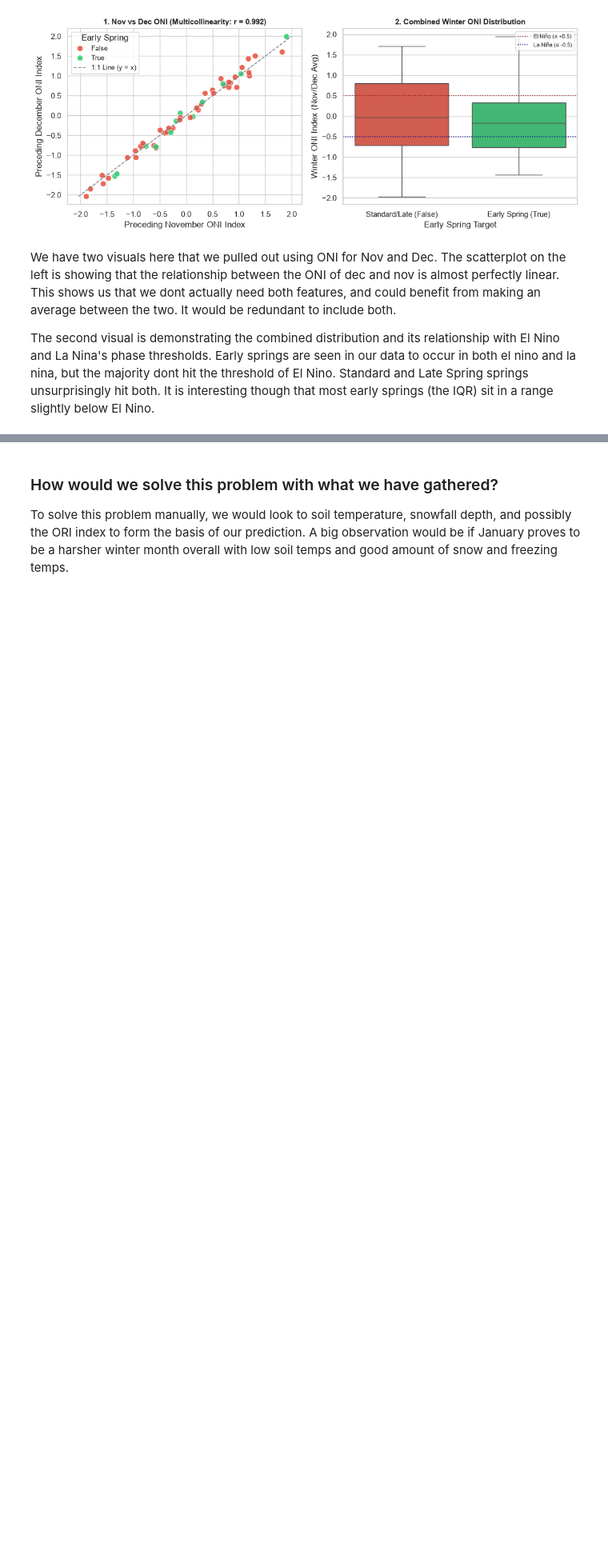
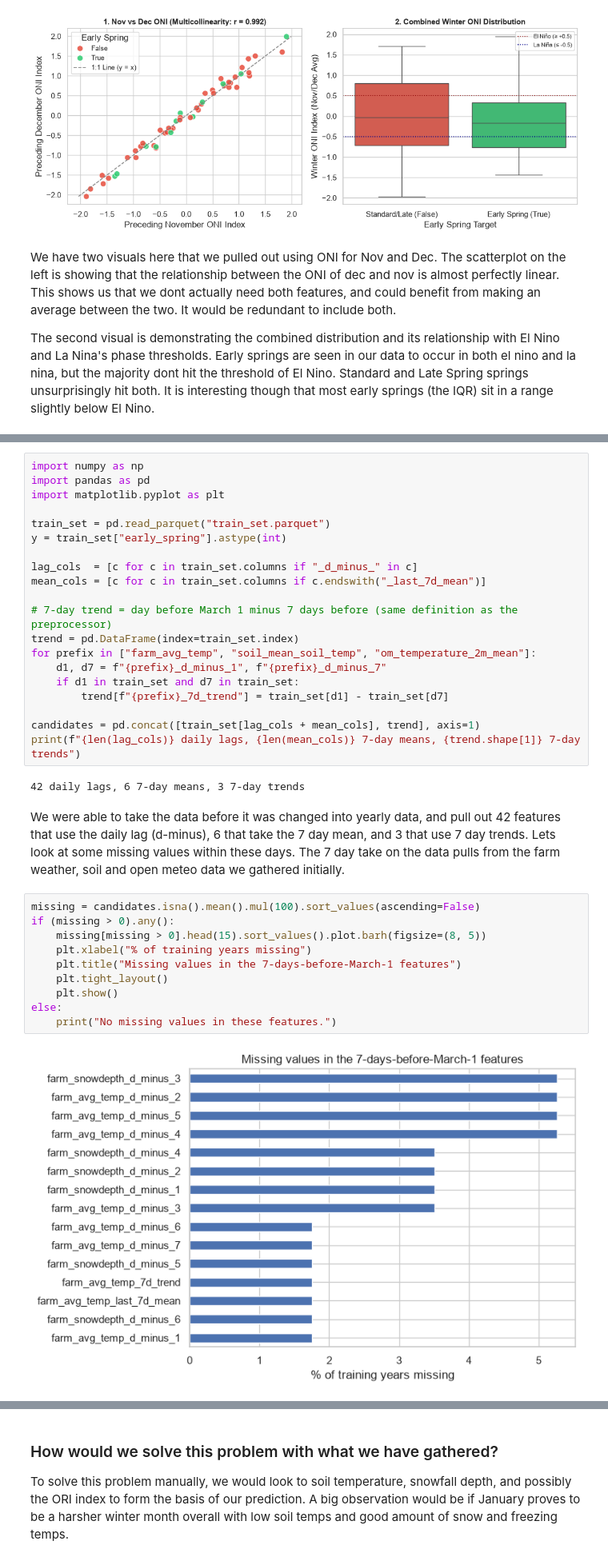
Before and after one commit to KaiserKiam/early-spring-predictor, a Jupyter notebook: Early Spring - Exploration.ipynb, the cells around one changed output, grey strips where cells are left out. Shown at 80% size. Saved outputs shown, nothing was run; the diff lists cells and outputs as text; blank space fills up the shorter version.

```diff
--- a/Early Spring - Exploration.ipynb
+++ b/Early Spring - Exploration.ipynb
@@ -521,0 +528,36 @@ The second visual is demonstrating the combined distribution and its relationshi
+# %%
+import numpy as np
+import pandas as pd
+import matplotlib.pyplot as plt
+
+train_set = pd.read_parquet("train_set.parquet")
+y = train_set["early_spring"].astype(int)
+
+lag_cols  = [c for c in train_set.columns if "_d_minus_" in c]
+mean_cols = [c for c in train_set.columns if c.endswith("_last_7d_mean")]
+
+# 7-day trend = day before March 1 minus 7 days before (same definition as the preprocessor)
+trend = pd.DataFrame(index=train_set.index)
+for prefix in ["farm_avg_temp", "soil_mean_soil_temp", "om_temperature_2m_mean"]:
+    d1, d7 = f"{prefix}_d_minus_1", f"{prefix}_d_minus_7"
+    if d1 in train_set and d7 in train_set:
+        trend[f"{prefix}_7d_trend"] = train_set[d1] - train_set[d7]
+
+candidates = pd.concat([train_set[lag_cols + mean_cols], trend], axis=1)
+print(f"{len(lag_cols)} daily lags, {len(mean_cols)} 7-day means, {trend.shape[1]} 7-day trends")
+# %% [output]
+42 daily lags, 6 7-day means, 3 7-day trends
+# %% [markdown]
+We were able to take the data before it was changed into yearly data, and pull out 42 features that use the daily lag (d-minus), 6 that take the 7 day mean, and 3 that use 7 day trends. Lets look at some missing values within these days. The 7 day take on the data pulls from the farm weather, soil and open meteo data we gathered initially.
+# %%
+missing = candidates.isna().mean().mul(100).sort_values(ascending=False)
+if (missing > 0).any():
+    missing[missing > 0].head(15).sort_values().plot.barh(figsize=(8, 5))
+    plt.xlabel("% of training years missing")
+    plt.title("Missing values in the 7-days-before-March-1 features")
+    plt.tight_layout()
+    plt.show()
+else:
+    print("No missing values in these features.")
+# %% [output]
+[figure, added]
```
Also changed, not shown: parts of 9 cells of this notebook, 4 other files.
